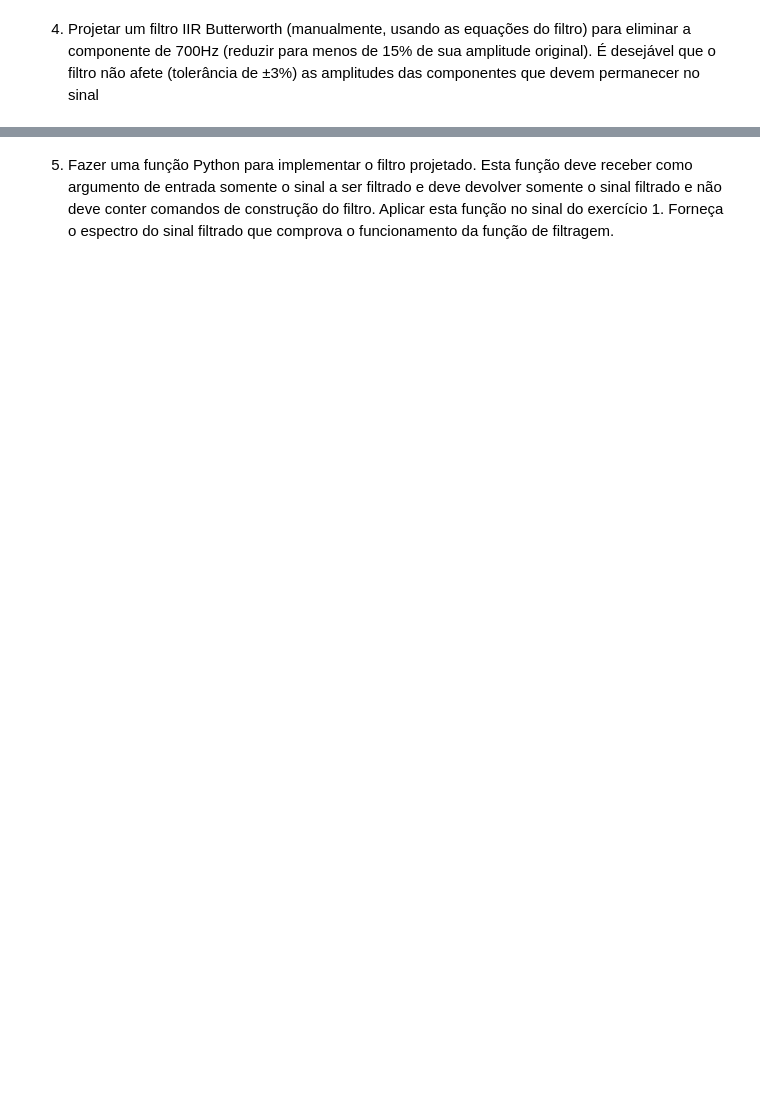
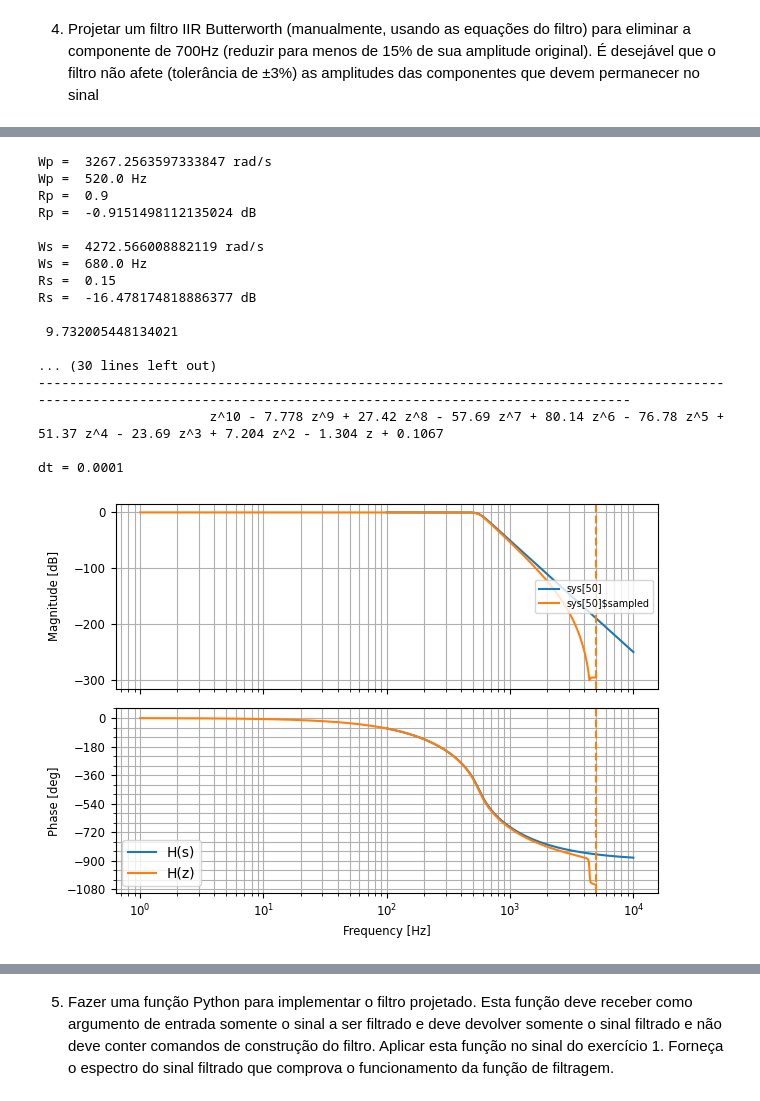
Before and after one commit to brito1212/digital-signal-processing, a Jupyter notebook: 09_butterworth_filter/09_butterworth_filter.ipynb, the cells around one changed output, grey strips where cells are left out. Saved outputs shown, nothing was run; the diff lists cells and outputs as text; code cells hidden in the pictures; blank space fills up the shorter version.

```diff
--- a/09_butterworth_filter/09_butterworth_filter.ipynb
+++ b/09_butterworth_filter/09_butterworth_filter.ipynb
@@ -294,0 +351,76 @@ filtro não afete (tolerância de ±3%) as amplitudes das componentes que devem
+# %%
+# Exemplo de Butterworth Passa-baixas
+# 1) Especificações
+Wp = 2*pi*520
+print('Wp = ',Wp,'rad/s')
+print('Wp = ',Wp/(2*pi),'Hz')
+Rp = 0.90
+print('Rp = ',Rp)
+print('Rp = ',20*np.log10(Rp),'dB')
+Ws = 2*pi*680
+print('\nWs = ',Ws,'rad/s')
+print('Ws = ',Ws/(2*pi),'Hz')
+Rs = 0.15
+print('Rs = ',Rs)
+print('Rs = ',20*np.log10(Rs), 'dB')
+# 2) Cálculo da Ordem do Filtro e sua Frequência de Corte
+N = np.log10((1/Rp**2 - 1)/(1/Rs**2 - 1)) / (2*np.log10(Wp/Ws))
+print('\n',N)
+N = int(np.ceil(N))
+print('\nN = ',N)
+Wc = Wp*(1/(1/Rp**2 - 1))**(1/(2*N))
+print('Wc = ',Wc,'rad/s')
+print('fc = ',Wc/(2*pi),'Hz')
+# 3) Cálculo dos polos do filtro
+k = np.arange(0,2*N)
+polos = Wc*np.exp((1j*pi/(2*N))*(2*k+N-1))
+print('\nTodos os polos: ',polos)
+polosEst = [p for p in polos if np.real(p)<0]
+print('Polos estáveis: ',polosEst)
+# 4) Montar a função de transferência contínua
+numS = Wc**N
+denS = np.poly(polosEst)
+Hs = ctl.tf(numS,denS)
+print('H(s):',Hs)
+# 5) Converter para discreto
+Ts = 1/10000
+Hz = ctl.c2d(Hs,Ts,'bilinear')
+print('H(z):',Hz)
+plt.figure(1)
+plt.clf()
+ctl.bode(Hs,dB=True,Hz=True)
+ctl.bode(Hz,dB=True,Hz=True)
+plt.legend(['H(s)','H(z)'])
+plt.show()
+
+numZ = Hz.num[0][0]
+denZ = Hz.den[0][0]
+w,h = signal.freqz(numZ,denZ,worN=1000,fs=1/Ts)
+fig2 = plt.figure(2)
+fig2.clf()
+ax0 = fig2.add_subplot(211)
+ax0.plot(w,20*np.log10(abs(h)))
+ax0.grid(True)
+ax1 = fig2.add_subplot(212)
+ax1.plot(w,np.angle(h)*180/np.pi)
+ax1.grid(True)
+plt.show()
+# %% [output]
+Wp =  3267.2563597333847 rad/s
+Wp =  520.0 Hz
+Rp =  0.9
+Rp =  -0.9151498112135024 dB
+
+Ws =  4272.566008882119 rad/s
+Ws =  680.0 Hz
+Rs =  0.15
+Rs =  -16.478174818886377 dB
+
+ 9.732005448134021
+
+... (30 lines left out)
+--------------------------------------------------------------------------------------------------------------------------------------------------------------------
+                      z^10 - 7.778 z^9 + 27.42 z^8 - 57.69 z^7 + 80.14 z^6 - 76.78 z^5 + 51.37 z^4 - 23.69 z^3 + 7.204 z^2 - 1.304 z + 0.1067
+
+dt = 0.0001
+[figure, added]
```
Also changed, not shown: parts of 7 cells of this notebook.
